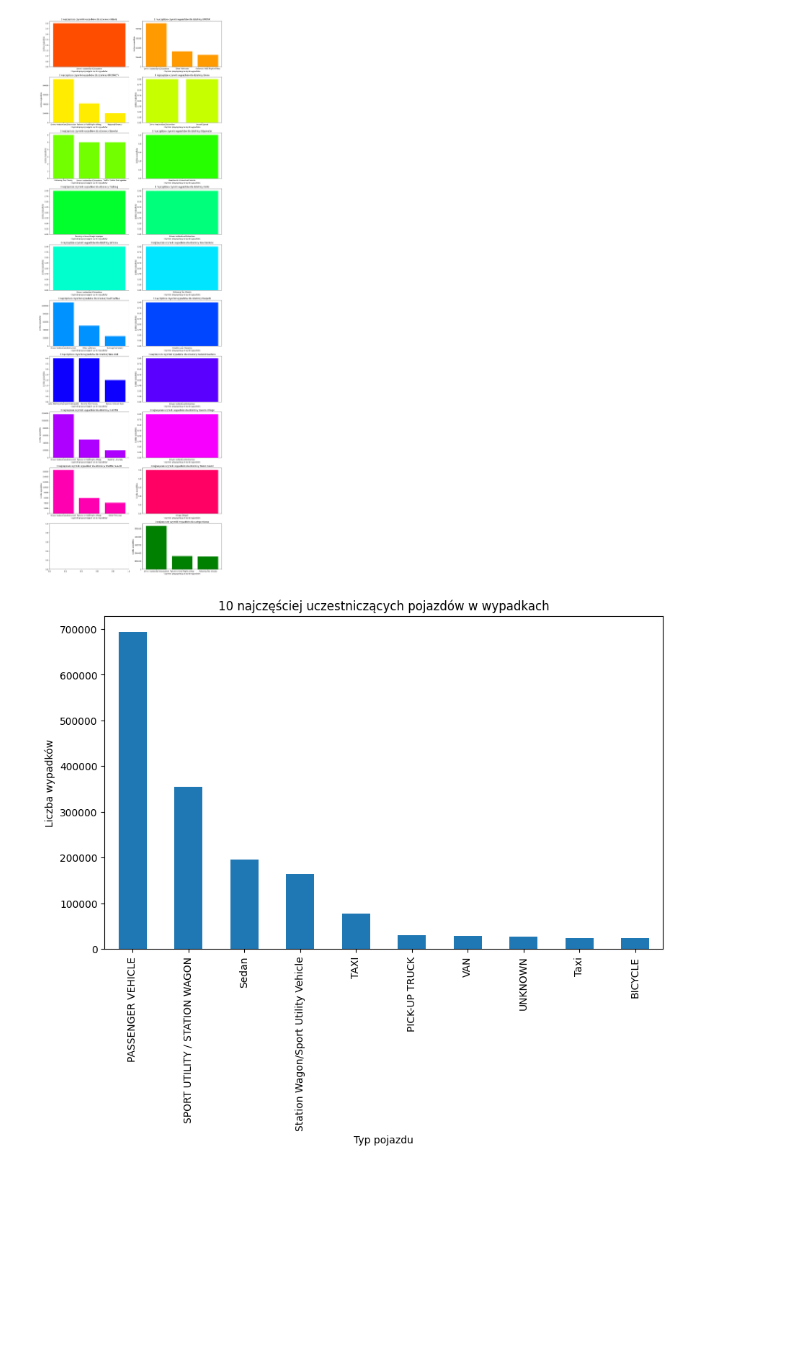
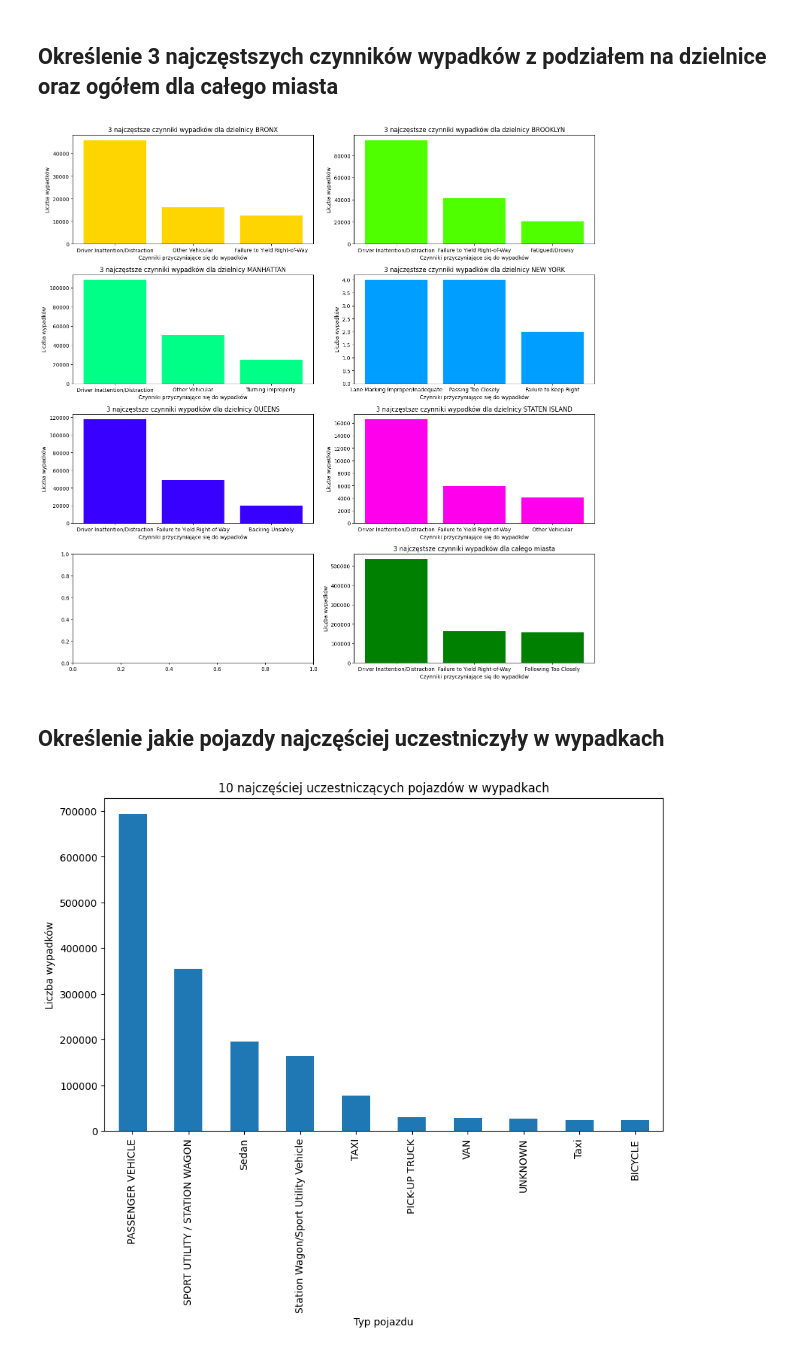
Before and after one commit to Sosna666/Analiza_danych_Kacper_Sosnowski, a Jupyter notebook: Wizualizacja_danych.ipynb, the cells around one changed output. Drawn from its saved outputs; the diff is of its cells as text; code cells hidden in the pictures; blank space fills up the shorter version.

```diff
--- a/Wizualizacja_danych.ipynb
+++ b/Wizualizacja_danych.ipynb
@@ -2,6 +4,6 @@
 import pandas as pd
 import matplotlib.pyplot as plt
 # %%
-df = pd.read_csv('wypadki_wyczyszczone.csv')
+df = pd.read_csv('cleaned_data.csv.gz', low_memory=False)
 print(df.columns)
 # %% [output]
@@ -72,5 +81,8 @@ plt.show()
+# %% [markdown]
+## Określenie 3 najczęstszych czynników wypadków z podziałem na dzielnice oraz ogółem dla całego miasta
 # %%
 import seaborn as sns
+
 # Usuwanie wierszy z 'Unspecified' w kolumnie 'contributing_factor_name'
 df = df[df['contributing_factor_name'] != 'Unspecified']
 
@@ -80,38 +92,43 @@ borough_factors = df.groupby(['borough', 'contributing_factor_name']).size().res
 # Wyznaczanie 3 najczęstszych czynników dla każdej dzielnicy
 top_borough_factors = borough_factors.groupby('borough').apply(lambda x: x.nlargest(3, 'counts')).reset_index(drop=True)
 
+# Filtracja dzielnic, gdzie były przynajmniej 3 różne czynniki wypadków
+top_borough_factors_filtered = top_borough_factors[top_borough_factors['borough'].isin(top_borough_factors['borough'].value_counts()[top_borough_factors['borough'].value_counts() >= 3].index)]
+
 # Zliczanie wystąpień czynników przyczyniających się do wypadków dla całego miasta
 city_factors = df['contributing_factor_name'].value_counts().reset_index()
 city_factors.columns = ['contributing_factor_name', 'counts']
 
 # Wyznaczanie 3 najczęstszych czynników dla całego miasta
 top_city_factors = city_factors.nlargest(3, 'counts')
 
 # Wyświetlanie wyników w formie wykresów słupkowych
-boroughs = top_borough_factors['borough'].unique()
+boroughs = top_borough_factors_filtered['borough'].unique()
 num_boroughs = len(boroughs)
 fig, axs = plt.subplots(num_boroughs//2+1, 2, figsize=(15, 5*num_boroughs//2))
 
 colors = sns.color_palette('hsv', num_boroughs)
 
 # Wykresy dla każdej dzielnicy
 for i, borough in enumerate(boroughs):
-    borough_data = top_borough_factors[top_borough_factors['borough'] == borough]
+    borough_data = top_borough_factors_filtered[top_borough_factors_filtered['borough'] == borough]
     axs[i//2, i%2].bar(borough_data['contributing_factor_name'], borough_data['counts'], color=colors[i])
     axs[i//2, i%2].set_title(f'3 najczęstsze czynniki wypadków dla dzielnicy {borough}')
     axs[i//2, i%2].set_xlabel('Czynniki przyczyniające się do wypadków')
     axs[i//2, i%2].set_ylabel('Liczba wypadków')
 
 # Wykres dla całego miasta
 axs[-1, -1].bar(top_city_factors['contributing_factor_name'], top_city_factors['counts'], color='green')
 axs[-1, -1].set_title('3 najczęstsze czynniki wypadków dla całego miasta')
 axs[-1, -1].set_xlabel('Czynniki przyczyniające się do wypadków')
 axs[-1, -1].set_ylabel('Liczba wypadków')
 
 plt.tight_layout()
 plt.show()
 # %% [output]
-[figure, old version]
+[figure, new version]
+# %% [markdown]
+## Określenie jakie pojazdy najczęściej uczestniczyły w wypadkach
 # %%
 vehicle_counts = df['vehicle_type_name'].value_counts().head(10)
 
```
Also changed, not shown: parts of 10 cells of this notebook, 1 other file.
